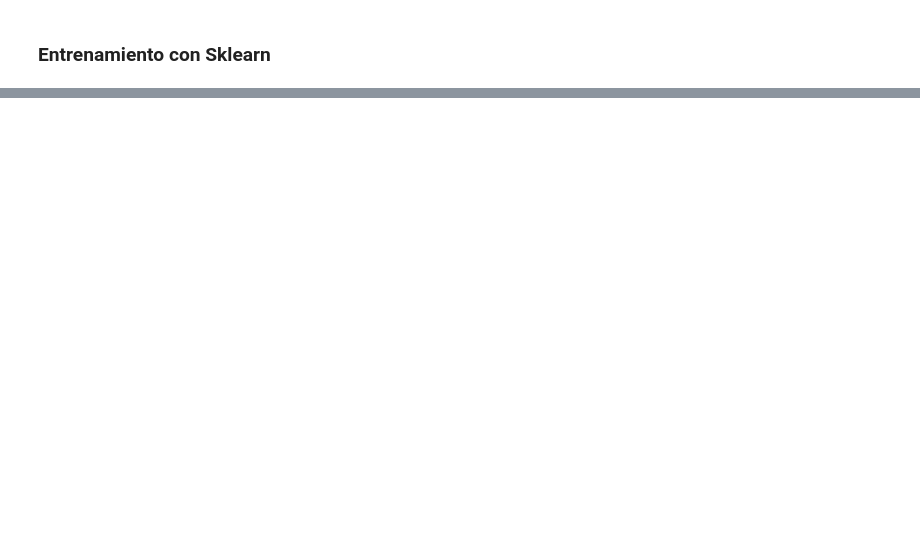
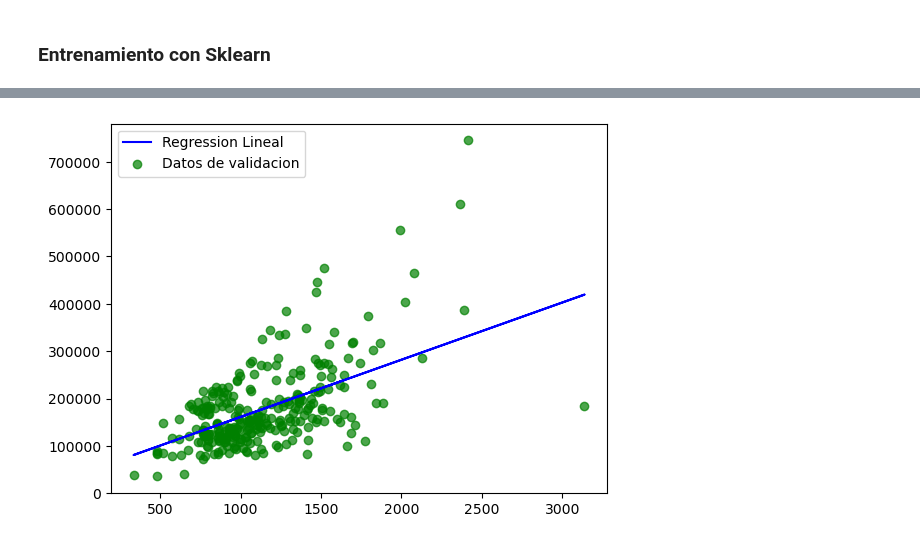
Before and after one commit to nafuent/Tareas_python, a Jupyter notebook: proyecto_cienciaDatos15004337.ipynb, the cells around one changed output, grey strips where cells are left out. Drawn from its saved outputs; the diff is of its cells as text; code cells hidden in the pictures; blank space fills up the shorter version.

```diff
--- a/proyecto_cienciaDatos15004337.ipynb
+++ b/proyecto_cienciaDatos15004337.ipynb
@@ -362,0 +393,14 @@ modelo2.graficarErrores()
+# %%
+x_train, x_test, y_train, y_test= train_test_split(dataSet["1stFlrSF"],dataSet["SalePrice"], test_size=0.2)
+
+LR =LinearRegression()
+modelo=LR.fit(x_train.values.reshape(-1,1), y_train.values)
+
+prediction =LR.predict(x_test.values.reshape(-1,1))
+
+plt.plot(x_test, prediction, label="Regression Lineal", color="b")
+plt.scatter(x_test, y_test, label="Datos de validacion", color="g", alpha=0.7)
+plt.legend()
+plt.show()
+# %% [output]
+[figure, added]
```
Also changed, not shown: parts of 8 cells of this notebook.
